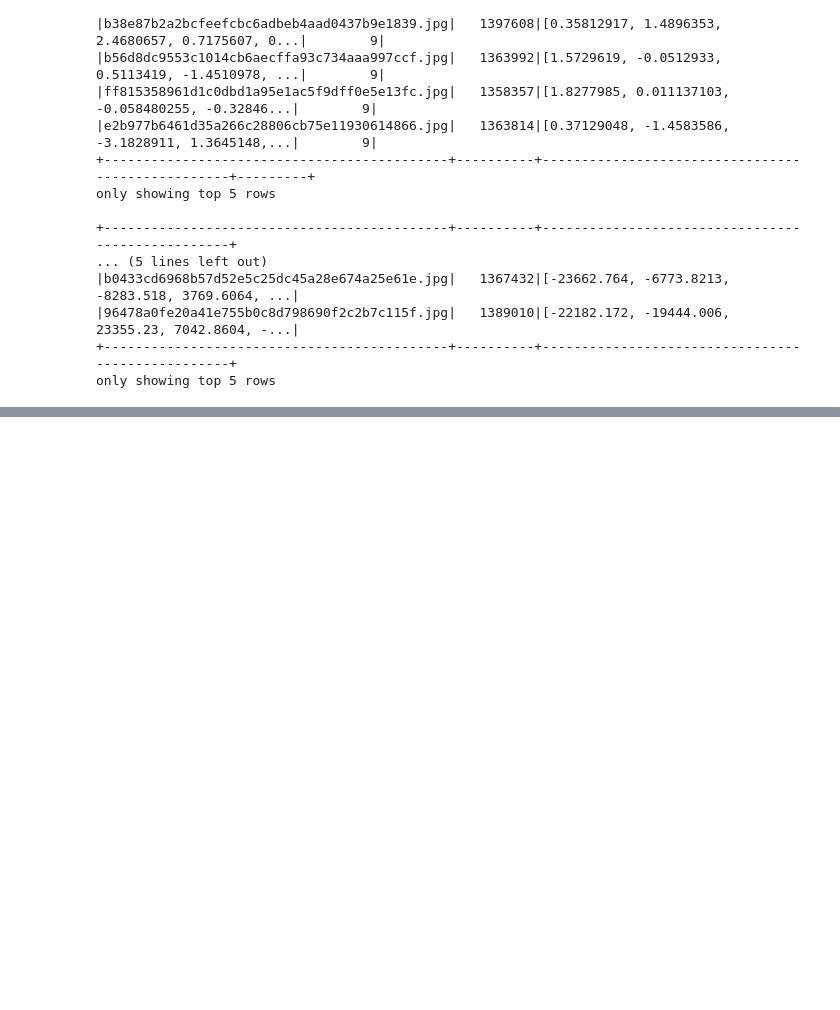
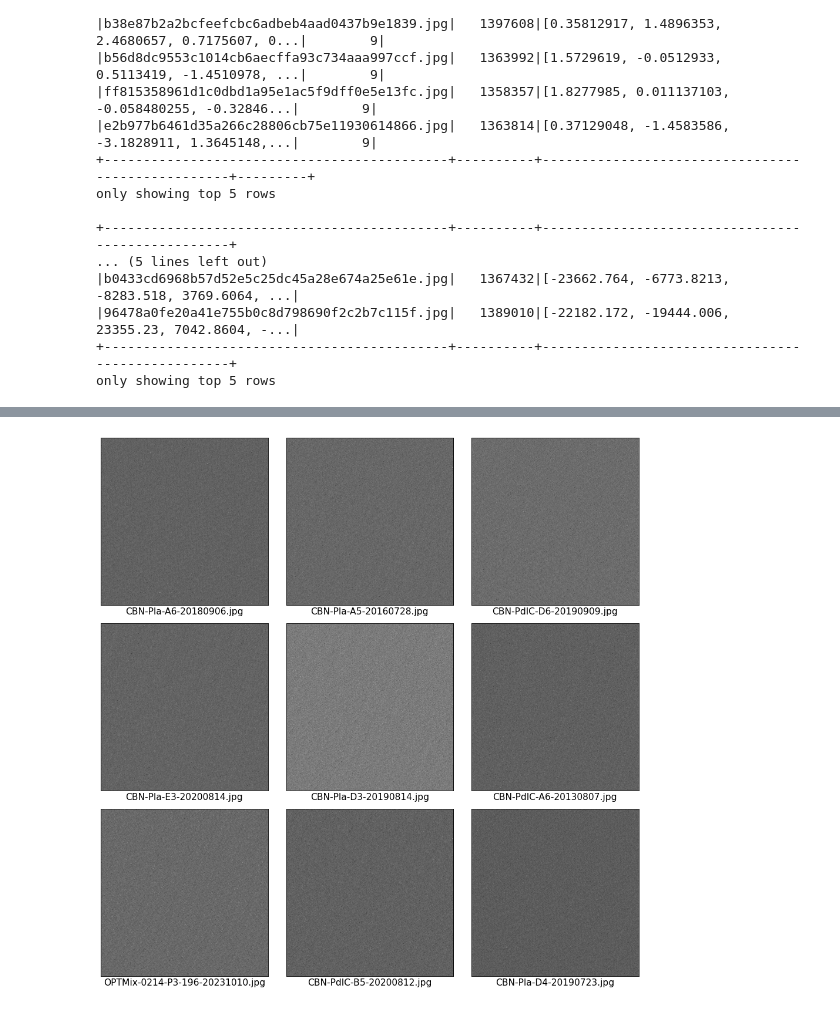
Before and after one commit to dsgt-kaggle-clef/plantclef-2024, a Jupyter notebook: notebooks/preprocessing/20240406-mg-validate-embeddings.ipynb, the cells around one changed output, grey strips where cells are left out. Saved outputs shown, nothing was run; the diff lists cells and outputs as text; code cells hidden in the pictures; blank space fills up the shorter version.

Commit message:
updated validate embeddings notebook with test embeddings

```diff
--- a/notebooks/preprocessing/20240406-mg-validate-embeddings.ipynb
+++ b/notebooks/preprocessing/20240406-mg-validate-embeddings.ipynb
@@ -205,0 +209,17 @@ dino_df.groupBy("sample_id").count().select("sample_id", "count").show()
+# %%
+# Path and dataset names
+gcs_path = "gs://dsgt-clef-plantclef-2024/data/process"
+dino_emb_train = "test_v1/dino/data"
+dct_emb_train = "test_v1/dino_dct/data"
+
+# Define the GCS path to the embedding files
+dino_gcs_path = f"{gcs_path}/{dino_emb_train}"
+dct_gcs_path = f"{gcs_path}/{dct_emb_train}"
+
+# Read the Parquet file into a DataFrame
+test_dino_df = spark.read.parquet(dino_gcs_path)
+test_dct_df = spark.read.parquet(dct_gcs_path)
+
+# Show the data
+test_dino_df.show(n=5, truncate=50)
+test_dct_df.show(n=5, truncate=50)
@@ -205,0 +244,9 @@ dino_df.groupBy("sample_id").count().select("sample_id", "count").show()
+# %%
+from plantclef.plotting import plot_images_from_embeddings
+
+# Plot test DINO image embeddings
+plot_images_from_embeddings(
+    test_dino_df, data_col="dino_embedding", image_col="image_name", grid_size=(3, 3)
+)
+# %% [output]
+[figure, added]
```
Also changed, not shown: parts of 10 cells of this notebook.
